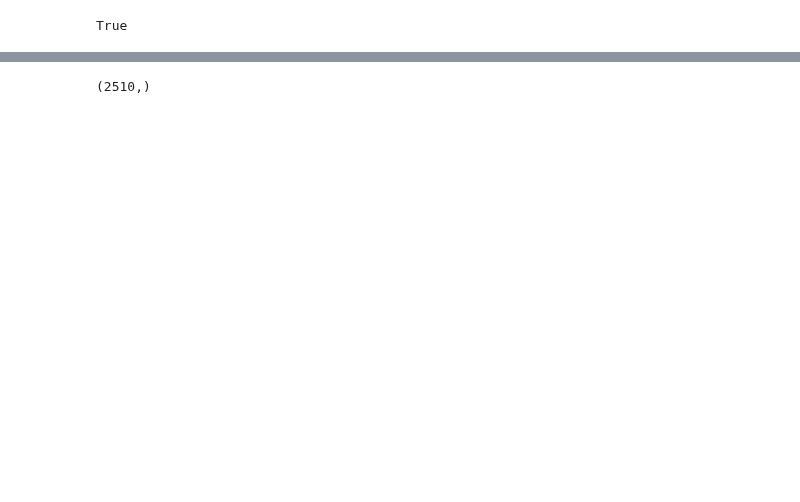
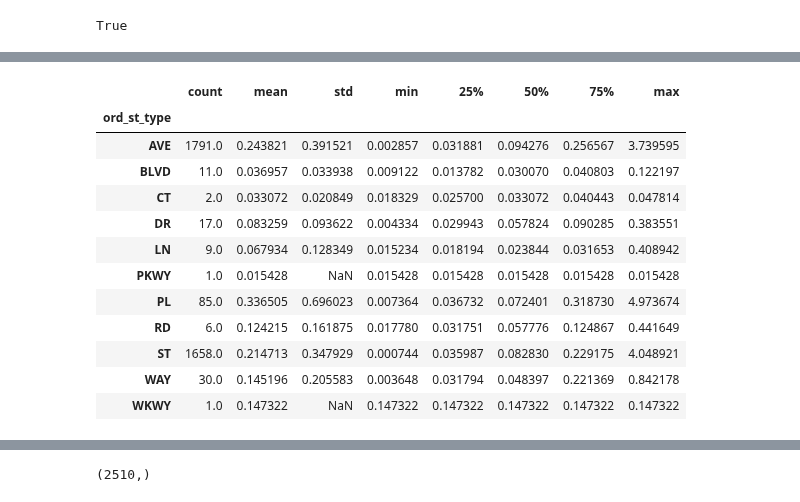
Before and after one commit to mike-babb/seattle_streets, a Jupyter notebook: code/step_03_start_stop_streets_v5.ipynb, the cells around one changed output, grey strips where cells are left out. Cells and saved outputs as stored; diff of their text form; code cells hidden in the pictures; blank space fills up the shorter version.

```diff
--- a/code/step_03_start_stop_streets_v5.ipynb
+++ b/code/step_03_start_stop_streets_v5.ipynb
@@ -374,3 +442,19 @@ ms_gdf.shape
+# %%
+wms_gdf.groupby('ord_st_type')['dist_miles'].describe()
+# %% [output]
+|  | count | mean | std | min | 25% | 50% | 75% | max |
+| ord_st_type |  |  |  |  |  |  |  |  |
+| AVE | 1791.0 | 0.243821 | 0.391521 | 0.002857 | 0.031881 | 0.094276 | 0.256567 | 3.739595 |
+| BLVD | 11.0 | 0.036957 | 0.033938 | 0.009122 | 0.013782 | 0.030070 | 0.040803 | 0.122197 |
+| CT | 2.0 | 0.033072 | 0.020849 | 0.018329 | 0.025700 | 0.033072 | 0.040443 | 0.047814 |
+| DR | 17.0 | 0.083259 | 0.093622 | 0.004334 | 0.029943 | 0.057824 | 0.090285 | 0.383551 |
+| LN | 9.0 | 0.067934 | 0.128349 | 0.015234 | 0.018194 | 0.023844 | 0.031653 | 0.408942 |
+| PKWY | 1.0 | 0.015428 | NaN | 0.015428 | 0.015428 | 0.015428 | 0.015428 | 0.015428 |
+| PL | 85.0 | 0.336505 | 0.696023 | 0.007364 | 0.036732 | 0.072401 | 0.318730 | 4.973674 |
+| RD | 6.0 | 0.124215 | 0.161875 | 0.017780 | 0.031751 | 0.057776 | 0.124867 | 0.441649 |
+| ST | 1658.0 | 0.214713 | 0.347929 | 0.000744 | 0.035987 | 0.082830 | 0.229175 | 4.048921 |
+| WAY | 30.0 | 0.145196 | 0.205583 | 0.003648 | 0.031794 | 0.048397 | 0.221369 | 0.842178 |
+| WKWY | 1.0 | 0.147322 | NaN | 0.147322 | 0.147322 | 0.147322 | 0.147322 | 0.147322 |
 # %%
 # LET'S MAKE A GRAPHIC SHOWING THE DISTRIBUTION OF ADDED STREETS
 # %%
```
Also changed, not shown: parts of 38 cells of this notebook, 13 other files.
